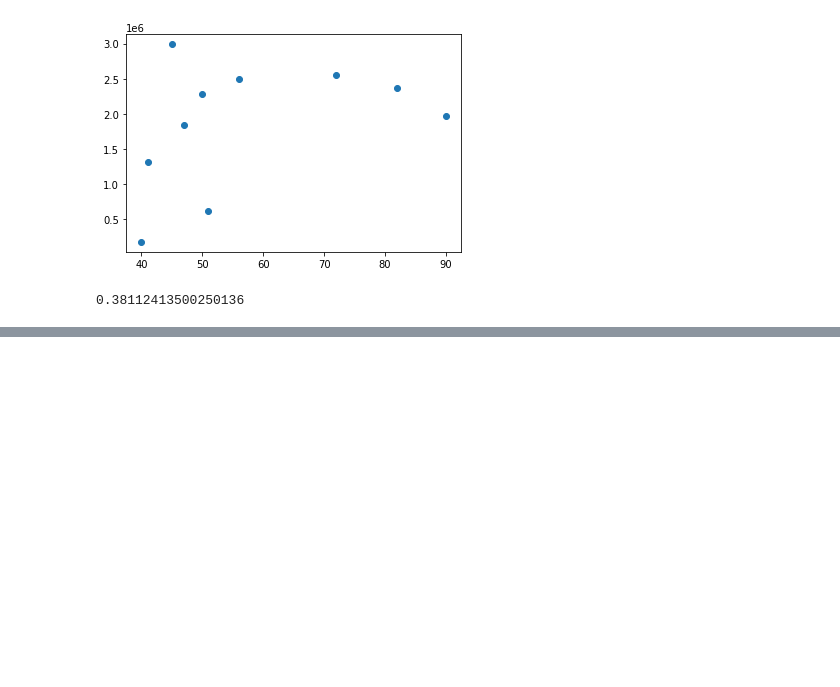
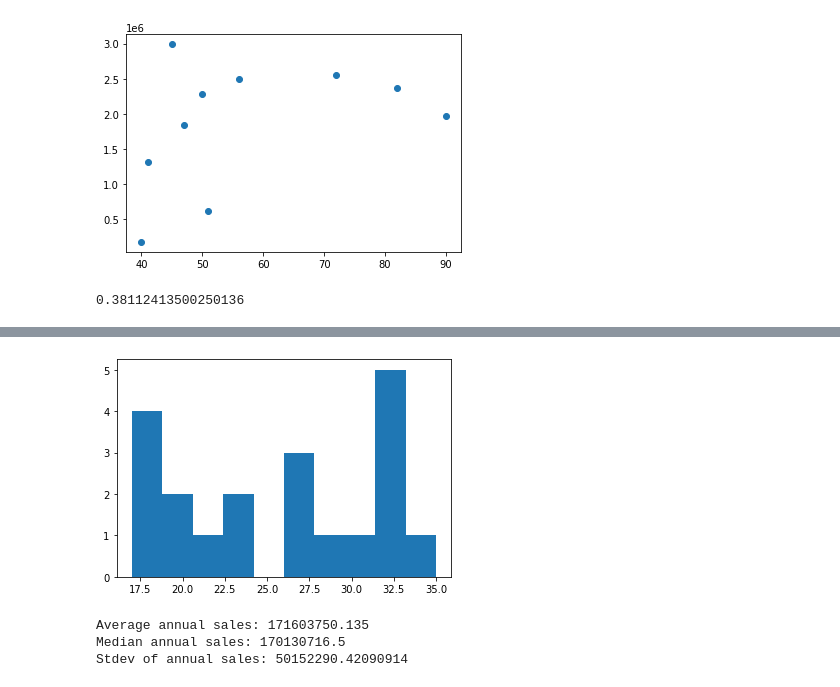
Before and after one commit to tobias-fyi/vela, a Jupyter notebook: ds/courses/sql_data_analytics/notebooks/ch_01.ipynb, the cells around one changed output, grey strips where cells are left out. Saved outputs shown, nothing was run; the diff lists cells and outputs as text; code cells hidden in the pictures; blank space fills up the shorter version.

```diff
--- a/ds/courses/sql_data_analytics/notebooks/ch_01.ipynb
+++ b/ds/courses/sql_data_analytics/notebooks/ch_01.ipynb
@@ -137,0 +142,5 @@ correlation[1][0]
+# %%
+# === Load the data === #
+data_path = "../data/Datasets/dealerships.csv"
+df_dealer = pd.read_csv(data_path)
+df_dealer.head()
@@ -137,0 +154,14 @@ correlation[1][0]
+# %%
+# === Frequency distribution === #
+plt.hist(df_dealer["Number of Female Employees"], bins=10);
+# %% [output]
+[figure, added]
+# %%
+# Avg and median
+print("Average annual sales:", df_dealer["Net Annual Sales"].mean())
+print("Median annual sales:", df_dealer["Net Annual Sales"].median())
+print("Stdev of annual sales:", df_dealer["Net Annual Sales"].std())
+# %% [output]
+Average annual sales: 171603750.135
+Median annual sales: 170130716.5
+Stdev of annual sales: 50152290.42090914
```
Also changed, not shown: parts of 10 cells of this notebook.
